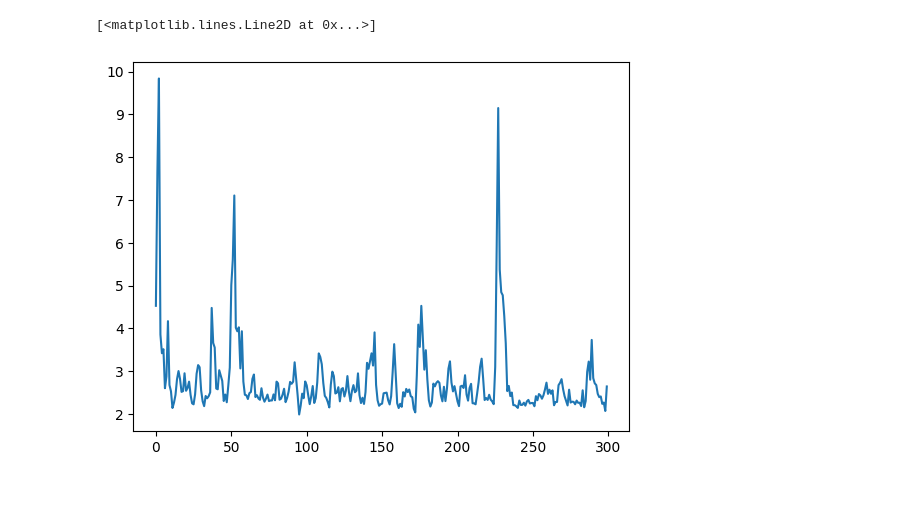
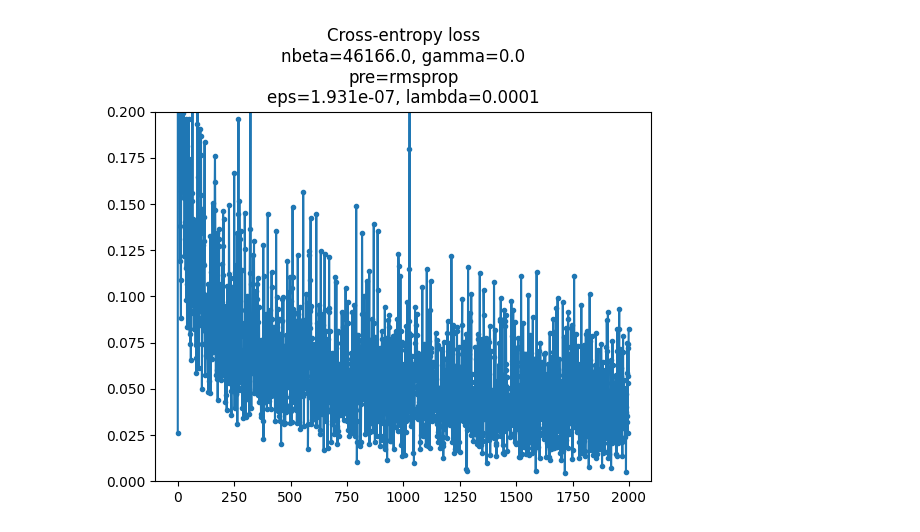
Before and after one commit to EleutherAI/tyche, a Jupyter notebook: notebooks/sgld_devinterp.ipynb, the cells around one changed output. Cells and saved outputs as stored; diff of their text form; code cells hidden in the pictures; blank space fills up the shorter version.

```diff
--- a/notebooks/sgld_devinterp.ipynb
+++ b/notebooks/sgld_devinterp.ipynb
@@ -89,6 +87,8 @@ sgld_dict['loss'][-1]
-# %%
-import matplotlib.pyplot as plt
-plt.plot(sgld_dict['loss'])
-# %% [output]
-[<matplotlib.lines.Line2D at 0x...>]
-[figure, removed]
+# %%
+
+plt.plot(sgld_dict['loss'], '.-')
+plt.ylim(0, .2)
+plt.title(f"Cross-entropy loss\nnbeta={nbeta}, gamma={gamma}\npre={preconditioner}\neps={params.eps:.4g}, lambda={params.lambda_rmsprop:.4g}")
+plt.show()
+# %% [output]
+[figure, added]
```
Also changed, not shown: parts of 10 cells of this notebook, 1 other file.
